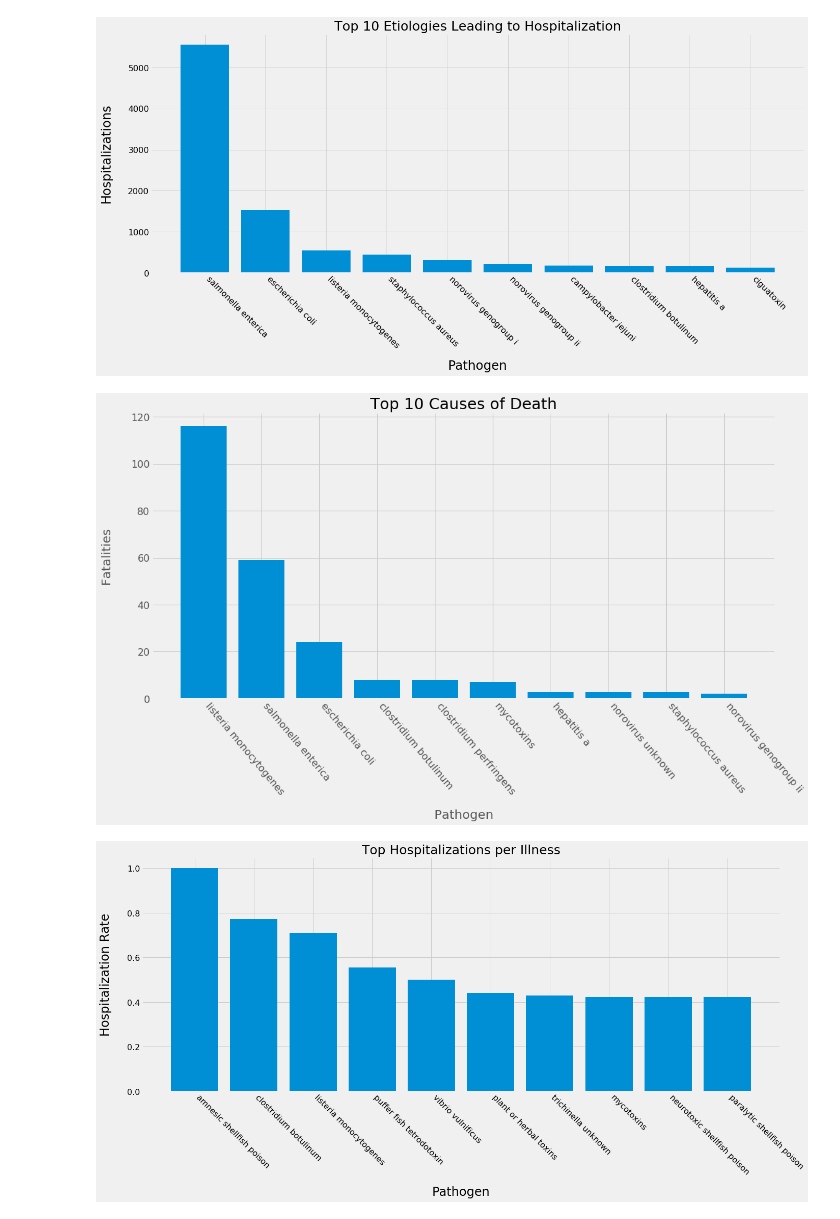
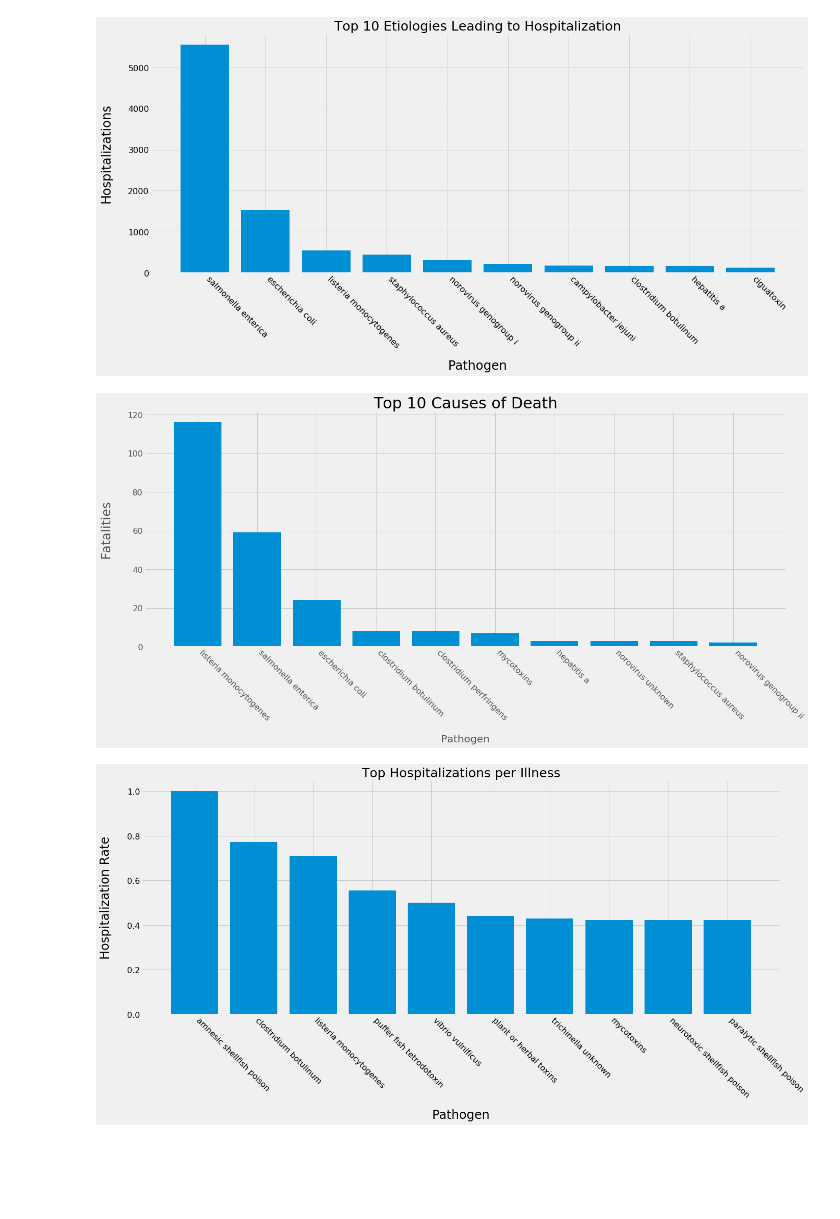
Before and after one commit to heathcliffs34/capstone_1, a Jupyter notebook: capstone1_severity.ipynb, the cells around one changed output. Cells and saved outputs as stored; diff of their text form; code cells hidden in the pictures; blank space fills up the shorter version.

```diff
--- a/capstone1_severity.ipynb
+++ b/capstone1_severity.ipynb
@@ -152,19 +152,19 @@ plt.savefig('figures/hospitalizations');
 # %%
 top = top_fatalities
 
-fig,ax = plt.subplots(figsize=(16,11))
+fig,ax = plt.subplots(figsize=(20,11))
 ax.bar(top[:10].index,top[:10])
-ax.set_xlabel('Pathogen', labelpad = 20, fontsize=20)
-ax.set_ylabel('Fatalities', fontsize=20, labelpad = 30)
-ax.set_title('Top 10 Causes of Death', fontsize=25)
+ax.set_xlabel('Pathogen', labelpad = 25, fontsize=20)
+ax.set_ylabel('Fatalities', fontsize=25, labelpad = 30)
+ax.set_title('Top 10 Causes of Death', fontsize=30)
 plt.style.use('fivethirtyeight')
-plt.xticks(fontsize=16, rotation=-50, ha='left')
+plt.xticks(fontsize=16, rotation=-45, ha='left')
 plt.yticks(fontsize=16)
 plt.gcf().subplots_adjust(bottom=0.30)
 plt.tight_layout
 plt.savefig('figures/fatalities');
 # %% [output]
-[figure, old version]
+[figure, new version]
 # %%
 # fig,axs = plt.subplots(3,1, figsize=(20,20))
 
```
Also changed, not shown: 1 other file.
